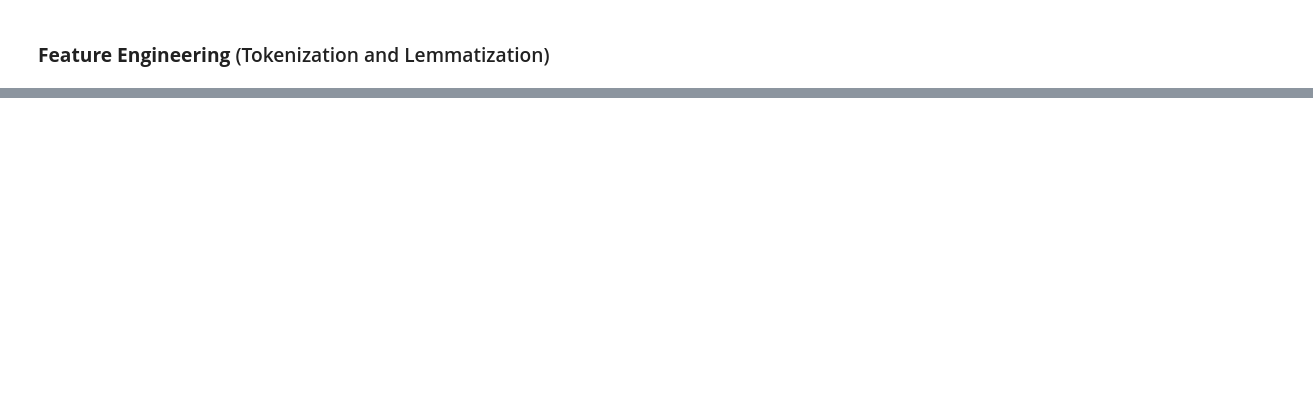
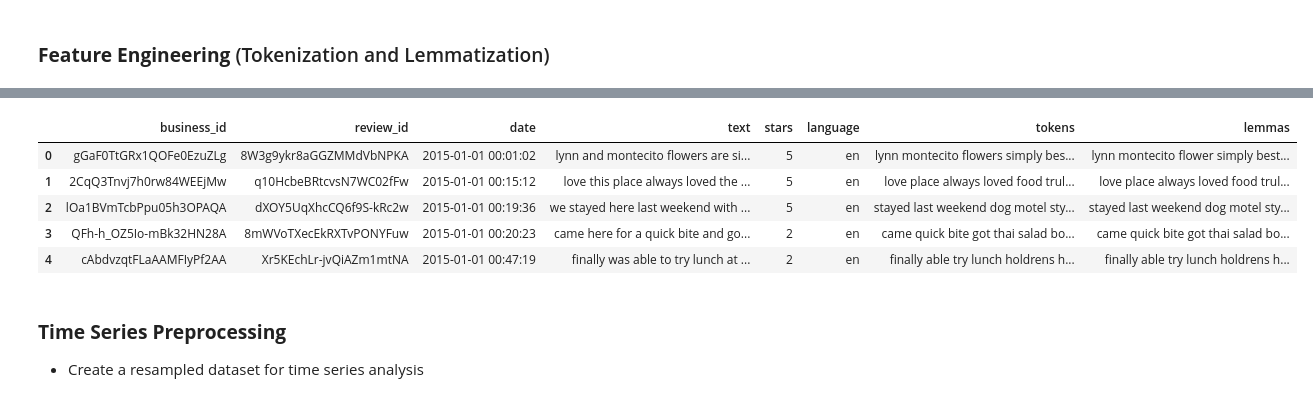
Before and after one commit to erwincarlogonzales/nlp-app, a Jupyter notebook: nlp.ipynb, the cells around one changed output, grey strips where cells are left out. Saved outputs shown, nothing was run; the diff lists cells and outputs as text; code cells hidden in the pictures; blank space fills up the shorter version.

```diff
--- a/nlp.ipynb
+++ b/nlp.ipynb
@@ -112,0 +163,26 @@ df[['text', 'tokens']].head() # return only the text and tokens columns
+# %%
+import nltk
+from nltk.tokenize import word_tokenize
+from nltk.corpus import stopwords
+from nltk.stem import WordNetLemmatizer
+
+# Initialize the lemmatizer and stopwords object
+lemmatizer = WordNetLemmatizer()
+stop_words = set(stopwords.words('english'))
+
+# Preprocess text => lemmas, remove stopwords and join lemmas
+def preprocess_text_to_lemmas(text):
+
+    # Lemmatize text and filter stopwords
+    lemmas = [
+        lemmatizer.lemmatize(word) for word in word_tokenize(text.lower()) if word not in stop_words
+    ]
+
+    # Join the lemmas into a string
+    return ' '.join(lemmas)
+
+# Create a lemmas column and apply preprocessing to the text column and store the results in a lemmas column
+df['lemmas'] = df['text'].apply(preprocess_text_to_lemmas)
+
+# Check transformations
+df[['text', 'lemmas']].head() # return only the text and lemmas columns
@@ -112,0 +196,13 @@ df[['text', 'tokens']].head() # return only the text and tokens columns
+# %%
+# Display transformed dataframe
+df.head()
+# %% [output]
+|  | business_id | review_id | date | text | stars | language | tokens | lemmas |
+| 0 | gGaF0TtGRx1QOFe0EzuZLg | 8W3g9ykr8aGGZMMdVbNPKA | 2015-01-01 00:01:02 | lynn and montecito flowers are si... | 5 | en | lynn montecito flowers simply bes... | lynn montecito flower simply best... |
+| 1 | 2CqQ3Tnvj7h0rw84WEEjMw | q10HcbeBRtcvsN7WC02fFw | 2015-01-01 00:15:12 | love this place always loved the ... | 5 | en | love place always loved food trul... | love place always loved food trul... |
+| 2 | lOa1BVmTcbPpu05h3OPAQA | dXOY5UqXhcCQ6f9S-kRc2w | 2015-01-01 00:19:36 | we stayed here last weekend with ... | 5 | en | stayed last weekend dog motel sty... | stayed last weekend dog motel sty... |
+| 3 | QFh-h_OZ5Io-mBk32HN28A | 8mWVoTXecEkRXTvPONYFuw | 2015-01-01 00:20:23 | came here for a quick bite and go... | 2 | en | came quick bite got thai salad bo... | came quick bite got thai salad bo... |
+| 4 | cAbdvzqtFLaAAMFIyPf2AA | Xr5KEchLr-jvQiAZm1mtNA | 2015-01-01 00:47:19 | finally was able to try lunch at ... | 2 | en | finally able try lunch holdrens h... | finally able try lunch holdrens h... |
+# %% [markdown]
+### **Time Series Preprocessing**
+- Create a resampled dataset for time series analysis
```
Also changed, not shown: parts of 8 cells of this notebook.
